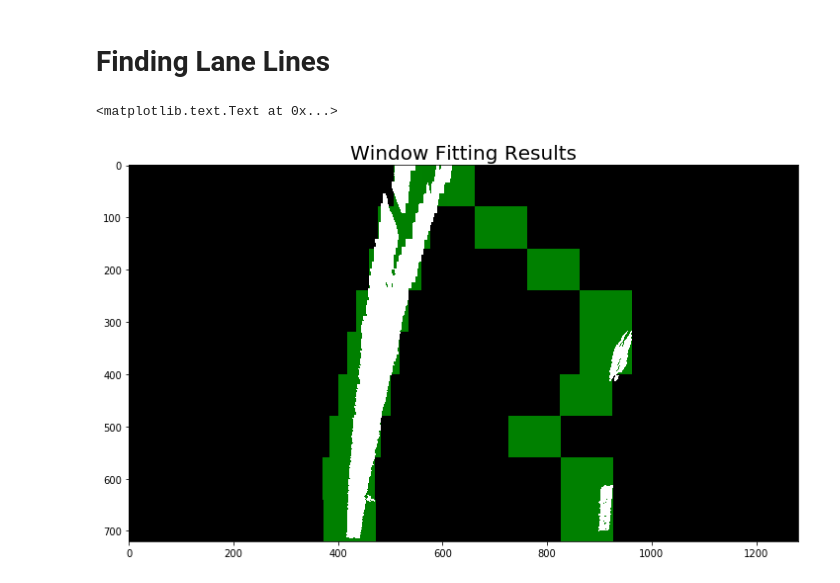
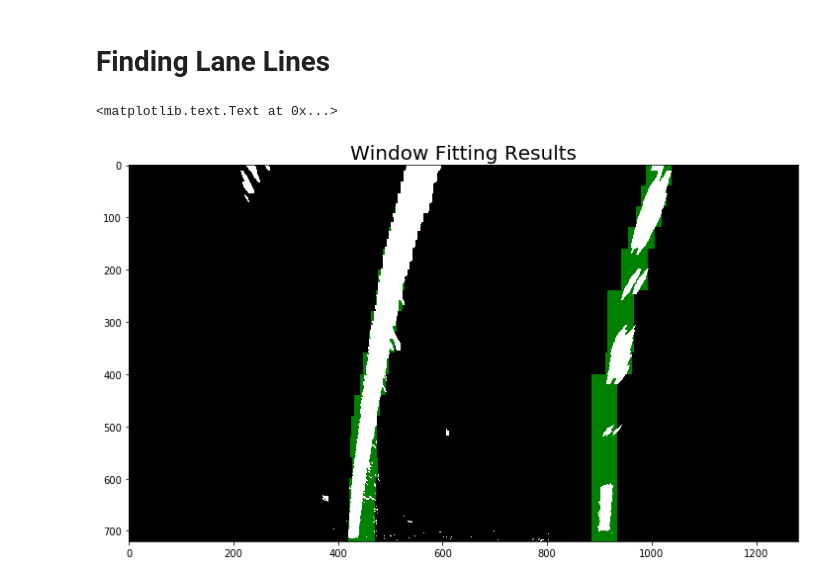
Before and after one commit to Elgeweily/CarND-Advanced-Lane-Lines, a Jupyter notebook: code.ipynb, the cells around one changed output. Saved outputs shown, nothing was run; the diff lists cells and outputs as text; code cells hidden in the pictures.

```diff
--- a/code.ipynb
+++ b/code.ipynb
@@ -141,0 +120,15 @@ plt.title('Combined Gradient Thresholds', fontsize=20)
+# %%
+# Test the gradient thresholding functions.
+gradx_binary = gaussian(abs_thresh(gray, orient='x', thresh=(20, 255), kernel=5))
+grady_binary = gaussian(abs_thresh(gray, orient='y', thresh=(30, 255), kernel=5))
+mag_binary = gaussian(mag_thresh(gray, thresh=(30, 255), kernel=5))
+dir_binary = gaussian(dir_thresh(gray, thresh=(1.0, 1.4), kernel=5))
+
+# Combine information from all the gradient binary images.
+gradcombined = np.zeros_like(gray)
+gradcombined[(gradx_binary == 1) | ((mag_binary == 1) & (dir_binary == 1))] = 1
+
+# Plot gradient combined binary image.
+plt.figure(figsize=(14, 7))
+plt.imshow(gradcombined, cmap='gray')
+plt.title('Combined Gradient Thresholds', fontsize=20)
@@ -164,7 +182,7 @@ plt.title('Saturation Thresholds', fontsize=20)
 # %%
-# Combine information from both the saturation binary image and the combined gradient binary image.
+# Combine information from the combined gradient, hue and value binary images.
 combined = np.zeros_like(gradcombined)
-combined[(gradcombined == 1) | (sat_binary == 1)] = 1
+combined[(gradcombined == 1) | (hue_binary == 1) | (value_binary == 1)] = 1
 
 # Plot combined binary image.
 plt.figure(figsize=(14,7))
@@ -274,8 +292,8 @@ Finding Lane Lines
 ===
 # %%
 # Window settings.
-window_width = 100
-window_height = 80 # Break image into 9 vertical layers since image height is 720
+window_width = 50
+window_height = 40 # Break image into 18 vertical layers since image height is 720
 margin = 100 # How much to slide left and right for searching
 
 # Define a function to mask a window of given size and position.
@@ -284,74 +302,78 @@ def window_mask(width, height, img, center, level):
     output[int(img.shape[0] - (level + 1) * height):int(img.shape[0] - level * height), max(0, int(center - width / 2)):min(int(center + width / 2), img.shape[1])] = 1
     return output
 
-# Define a function to return the positions of the windows centers.
-def find_window_centroids(image, window_width, window_height, margin):
+# Define a function to return the x-positions of the windows centers.
+def find_window_centroids(img, window_width, window_height, margin):
     window_centroids = [] # Store the (left,right) window centroid positions per level
     window = np.ones(window_width) # Create our window template that we will use for convolutions
 
     # First find the two starting positions for the left and right lane by using np.sum to get the vertical image slice
     # and then np.convolve the vertical image slice with the window template.
 
-    # Sum quarter bottom of image to get slice.
-    l_sum = np.sum(image[int(3 * image.shape[0] / 4):, :int(image.shape[1] / 2)], axis=0)
+    # Sum eighth bottom of image to get slice.
+    l_sum = np.sum(img[int(3 * img.shape[0] / 4):, :int(img.shape[1] / 2)], axis=0)
     l_center = np.argmax(np.convolve(window, l_sum)) - window_width / 2
-    r_sum = np.sum(image[int(3 * image.shape[0] / 4):, int(image.shape[1] / 2):], axis=0)
-    r_center = np.argmax(np.convolve(window, r_sum)) - window_width / 2 + int(image.shape[1] / 2)
+    r_sum = np.sum(img[int(3 * img.shape[0] / 4):, int(img.shape[1] / 2):], axis=0)
+    r_center = np.argmax(np.convolve(window, r_sum)) - window_width / 2 + int(img.shape[1] / 2)
 
     # Add what we found for the first layer.
-    window_centroids.append((l_center,r_center))
+    window_centroids.append((l_center, r_center))
 
     # Go through each layer looking for max pixel locations.
-    for level in range(1, int(image.shape[0] / window_height)):
+    for level in range(1, int(img.shape[0] / window_height)):
         # convolve the window into the vertical slice of the image
-        image_layer = np.sum(image[int(image.shape[0] - (level + 1) * window_height):int(image.shape[0] - level * window_height), :], axis=0)
+        image_layer = np.sum(img[int(img.shape[0] - (level + 1) * window_height):int(img.shape[0] - level * window_height), :], axis=0)
         conv_signal = np.convolve(window, image_layer)
         # Find the best left centroid by using past left center as a reference
         # Use window_width/2 as offset because convolution signal reference is at right side of window, not center of window
         offset = window_width / 2
         l_min_index = int(max(l_center + offset - margin, 0))
-        l_max_index = int(min(l_center + offset + margin, image.shape[1]))
-        l_center = np.argmax(conv_signal[l_min_index:l_max_index]) + l_min_index - offset
+        l_max_index = int(min(l_center + offset + margin, img.shape[1]))
+        l_center_new = np.argmax(conv_signal[l_min_index:l_max_index]) + l_min_index - offset
         # Find the best right centroid by using past right center as a reference
         r_min_index = int(max(r_center + offset - margin, 0))
-        r_max_index = int(min(r_center + offset + margin, image.shape[1]))
-        r_center = np.argmax(conv_signal[r_min_index:r_max_index]) + r_min_index - offset
-        # Add what we found for that layer
-        window_centroids.append((l_center,r_center))
-
+        r_max_index = int(min(r_center + offset + margin, img.shape[1]))
+        r_center_new = np.argmax(conv_signal[r_min_index:r_max_index]) + r_min_index - offset
+        if conv_signal[int(l_center_new)] >= 300:
+            l_center = l_center_new
+        if conv_signal[int(r_center_new)] >= 300:
+            r_center = r_center_new
+        # Add the new layer points or the previous layer points if the number of pixels didn't exceed a minimum.
+        window_centroids.append((l_center, r_center))
     return window_centroids
 
+# Test window centroids function.
 window_centroids = find_window_centroids(warped, window_width, window_height, margin)
 
 # If we found any window centers.
 if len(window_centroids) > 0:
     # Points used to draw all the left and right windows.
     l_points = np.zeros_like(warped)
     r_points = np.zeros_like(warped)
 
     # Go through each level and draw the windows.
-    for level in range(0,len(window_centroids)):
+    for level in range(0, len(window_centroids)):
         l_mask = window_mask(window_width, window_height, warped, window_centroids[level][0], level)
         r_mask = window_mask(window_width, window_height, warped, window_centroids[level][1], level)
         # Add graphic points from window mask to total pixels found.
-        l_points[(l_points == 255) | ((l_mask == 1) ) ] = 255
-        r_points[(r_points == 255) | ((r_mask == 1) ) ] = 255
+        l_points[(l_points == 255) | ((l_mask == 1))] = 255
+        r_points[(r_points == 255) | ((r_mask == 1))] = 255
 
     # Draw the results
     template = np.array(r_points + l_points, np.uint8) # Add both left and right window pixels together.
     zero_channel = np.zeros_like(template) # Create a zero color channel.
     template = np.array(cv2.merge((zero_channel, template, zero_channel)), np.uint8) # Make window pixels green.
     warpage= np.dstack((warped, warped, warped)) * 255 # Making the original road pixels 3 color channels.
     output = cv2.addWeighted(warpage, 1, template, 0.5, 0.0) # Overlay the orignal road image with window results.
 
 # If no window centers found, just display orginal road image.
 else:
     output = np.array(cv2.merge((warped, warped, warped)), np.uint8)
 
 # Display the final results
-plt.figure(figsize=(14,7))
+plt.figure(figsize=(14, 7))
 plt.imshow(output)
 plt.title('Window Fitting Results', fontsize=20)
 # %% [output]
 <matplotlib.text.Text at 0x...>
-[figure, old version]
+[figure, new version]
```
Also changed, not shown: parts of 12 cells of this notebook.
